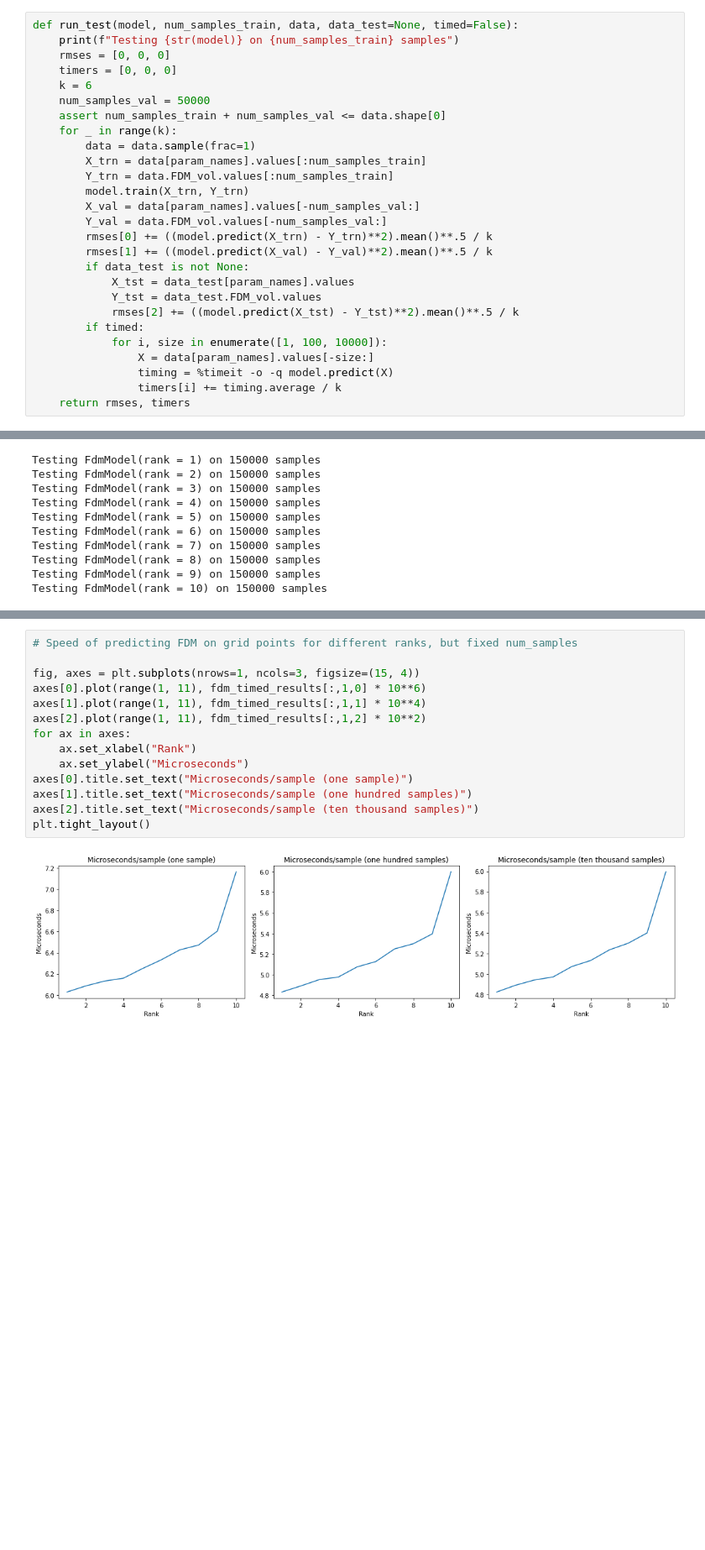
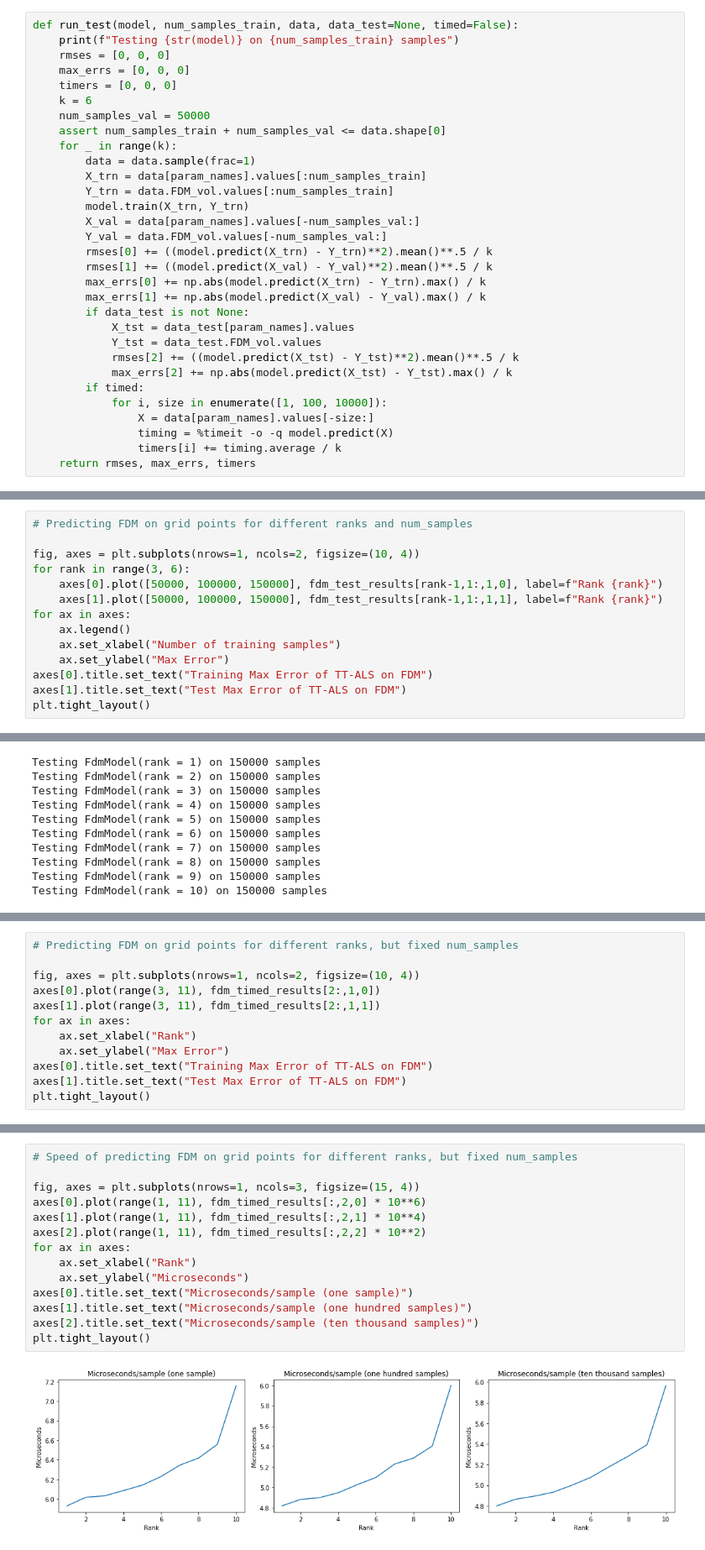
Before and after one commit to Xequals0/Citi-SABR-Volatility, a Jupyter notebook: main/als-tensor-network.ipynb, the cells around one changed output, grey strips where cells are left out. Shown at 84% size. Cells and saved outputs as stored; diff of their text form; blank space fills up the shorter version.

```diff
--- a/main/als-tensor-network.ipynb
+++ b/main/als-tensor-network.ipynb
@@ -77,6 +183,7 @@ class FdmPolynomialModel(FdmModel):
 def run_test(model, num_samples_train, data, data_test=None, timed=False):
     print(f"Testing {str(model)} on {num_samples_train} samples")
     rmses = [0, 0, 0]
+    max_errs = [0, 0, 0]
     timers = [0, 0, 0]
     k = 6
     num_samples_val = 50000
@@ -90,16 +197,19 @@ def run_test(model, num_samples_train, data, data_test=None, timed=False):
         Y_val = data.FDM_vol.values[-num_samples_val:]
         rmses[0] += ((model.predict(X_trn) - Y_trn)**2).mean()**.5 / k
         rmses[1] += ((model.predict(X_val) - Y_val)**2).mean()**.5 / k
+        max_errs[0] += np.abs(model.predict(X_trn) - Y_trn).max() / k
+        max_errs[1] += np.abs(model.predict(X_val) - Y_val).max() / k
         if data_test is not None:
             X_tst = data_test[param_names].values
             Y_tst = data_test.FDM_vol.values
             rmses[2] += ((model.predict(X_tst) - Y_tst)**2).mean()**.5 / k
+            max_errs[2] += np.abs(model.predict(X_tst) - Y_tst).max() / k
         if timed:
             for i, size in enumerate([1, 100, 10000]):
                 X = data[param_names].values[-size:]
                 timing = %timeit -o -q model.predict(X)
                 timers[i] += timing.average / k
-    return rmses, timers
+    return rmses, max_errs, timers
 # %%
 if use_cached_test_results:
     fdm_test_results = np.load("cached_results/fdm_test_results.npy")
@@ -161,0 +256,14 @@ plt.tight_layout()
+# %%
+# Predicting FDM on grid points for different ranks and num_samples
+
+fig, axes = plt.subplots(nrows=1, ncols=2, figsize=(10, 4))
+for rank in range(3, 6):
+    axes[0].plot([50000, 100000, 150000], fdm_test_results[rank-1,1:,1,0], label=f"Rank {rank}")
+    axes[1].plot([50000, 100000, 150000], fdm_test_results[rank-1,1:,1,1], label=f"Rank {rank}")
+for ax in axes:
+    ax.legend()
+    ax.set_xlabel("Number of training samples")
+    ax.set_ylabel("Max Error")
+axes[0].title.set_text("Training Max Error of TT-ALS on FDM")
+axes[1].title.set_text("Test Max Error of TT-ALS on FDM")
+plt.tight_layout()
@@ -192,0 +303,12 @@ plt.tight_layout()
+# %%
+# Predicting FDM on grid points for different ranks, but fixed num_samples
+
+fig, axes = plt.subplots(nrows=1, ncols=2, figsize=(10, 4))
+axes[0].plot(range(3, 11), fdm_timed_results[2:,1,0])
+axes[1].plot(range(3, 11), fdm_timed_results[2:,1,1])
+for ax in axes:
+    ax.set_xlabel("Rank")
+    ax.set_ylabel("Max Error")
+axes[0].title.set_text("Training Max Error of TT-ALS on FDM")
+axes[1].title.set_text("Test Max Error of TT-ALS on FDM")
+plt.tight_layout()
@@ -193,19 +317,19 @@ plt.tight_layout()
 # %%
 # Speed of predicting FDM on grid points for different ranks, but fixed num_samples
 
 fig, axes = plt.subplots(nrows=1, ncols=3, figsize=(15, 4))
-axes[0].plot(range(1, 11), fdm_timed_results[:,1,0] * 10**6)
-axes[1].plot(range(1, 11), fdm_timed_results[:,1,1] * 10**4)
-axes[2].plot(range(1, 11), fdm_timed_results[:,1,2] * 10**2)
+axes[0].plot(range(1, 11), fdm_timed_results[:,2,0] * 10**6)
+axes[1].plot(range(1, 11), fdm_timed_results[:,2,1] * 10**4)
+axes[2].plot(range(1, 11), fdm_timed_results[:,2,2] * 10**2)
 for ax in axes:
     ax.set_xlabel("Rank")
     ax.set_ylabel("Microseconds")
 axes[0].title.set_text("Microseconds/sample (one sample)")
 axes[1].title.set_text("Microseconds/sample (one hundred samples)")
 axes[2].title.set_text("Microseconds/sample (ten thousand samples)")
 plt.tight_layout()
 # %% [output]
-[figure, old version]
+[figure, new version]
 # %%
 polynomial_degree_sets = [
     [
```
Also changed, not shown: parts of 23 cells of this notebook, 5 other files.
